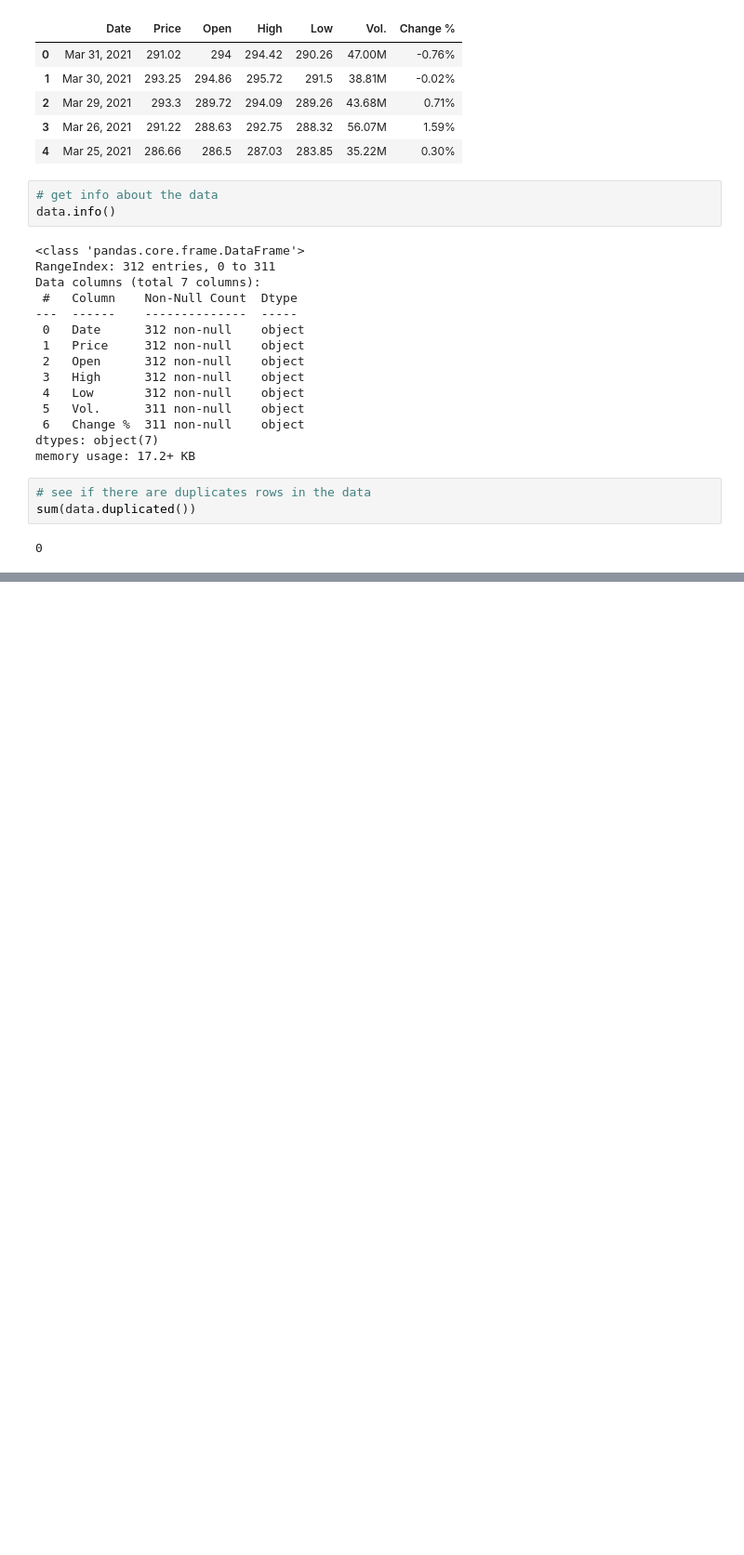
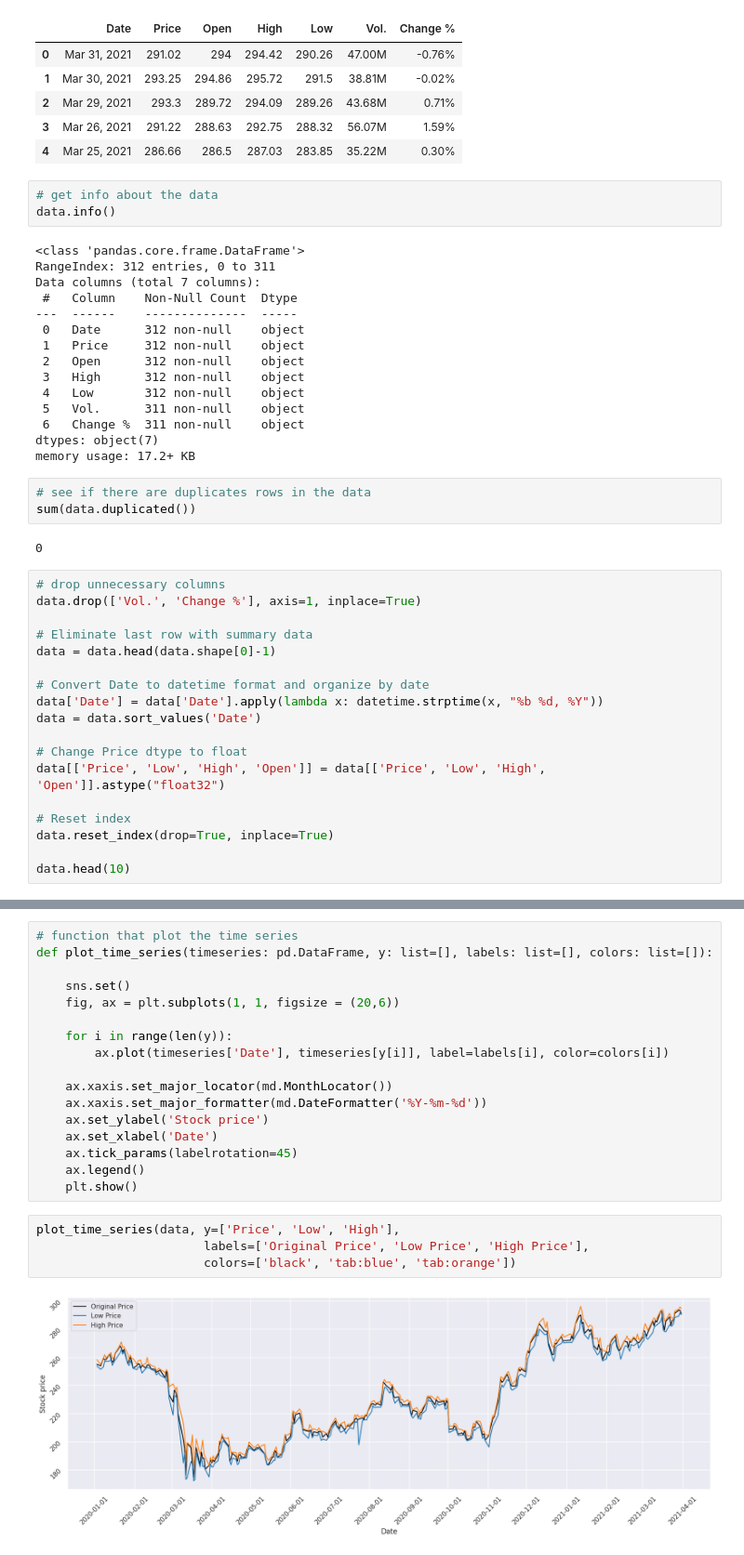
Before and after one commit to NNtorvas/ValueInvestor, a Jupyter notebook: ValueInvestor_notebook.ipynb, the cells around one changed output, grey strips where cells are left out. Shown at 93% size. Cells and saved outputs as stored; diff of their text form; blank space fills up the shorter version.

```diff
--- a/ValueInvestor_notebook.ipynb
+++ b/ValueInvestor_notebook.ipynb
@@ -75,3 +91,21 @@ memory usage: 17.2+ KB
 sum(data.duplicated())
 # %% [output]
 0
+# %%
+# drop unnecessary columns
+data.drop(['Vol.', 'Change %'], axis=1, inplace=True)
+
+# Eliminate last row with summary data
+data = data.head(data.shape[0]-1)
+
+# Convert Date to datetime format and organize by date
+data['Date'] = data['Date'].apply(lambda x: datetime.strptime(x, "%b %d, %Y"))
+data = data.sort_values('Date')
+
+# Change Price dtype to float
+data[['Price', 'Low', 'High', 'Open']] = data[['Price', 'Low', 'High', 'Open']].astype("float32")
+
+# Reset index
+data.reset_index(drop=True, inplace=True)
+
+data.head(10)
@@ -77,0 +124,23 @@ sum(data.duplicated())
+# %%
+# function that plot the time series
+def plot_time_series(timeseries: pd.DataFrame, y: list=[], labels: list=[], colors: list=[]):
+
+    sns.set()
+    fig, ax = plt.subplots(1, 1, figsize = (20,6))
+
+    for i in range(len(y)):
+        ax.plot(timeseries['Date'], timeseries[y[i]], label=labels[i], color=colors[i])
+
+    ax.xaxis.set_major_locator(md.MonthLocator())
+    ax.xaxis.set_major_formatter(md.DateFormatter('%Y-%m-%d'))
+    ax.set_ylabel('Stock price')
+    ax.set_xlabel('Date')
+    ax.tick_params(labelrotation=45)
+    ax.legend()
+    plt.show()
+# %%
+plot_time_series(data, y=['Price', 'Low', 'High'],
+                       labels=['Original Price', 'Low Price', 'High Price'],
+                       colors=['black', 'tab:blue', 'tab:orange'])
+# %% [output]
+[figure, added]
```
Also changed, not shown: parts of 5 cells of this notebook.
